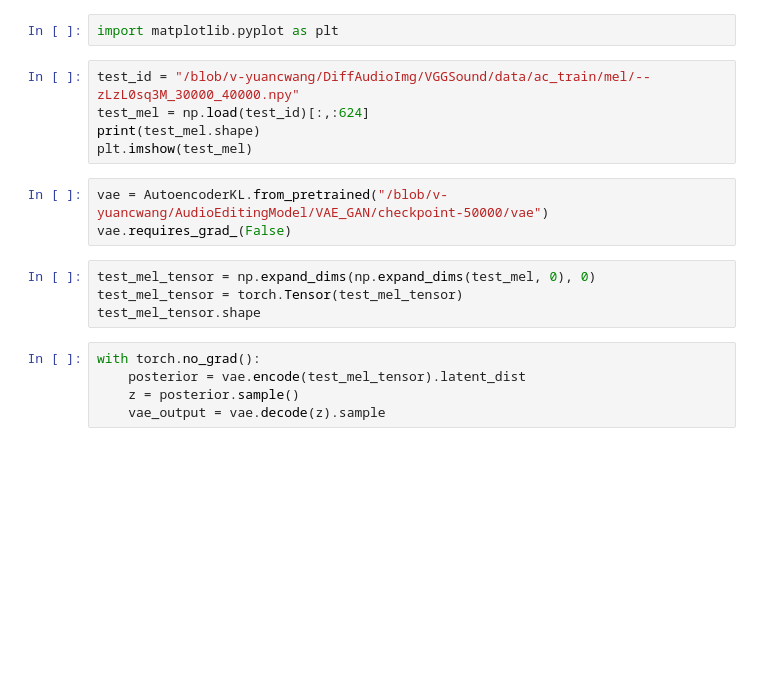
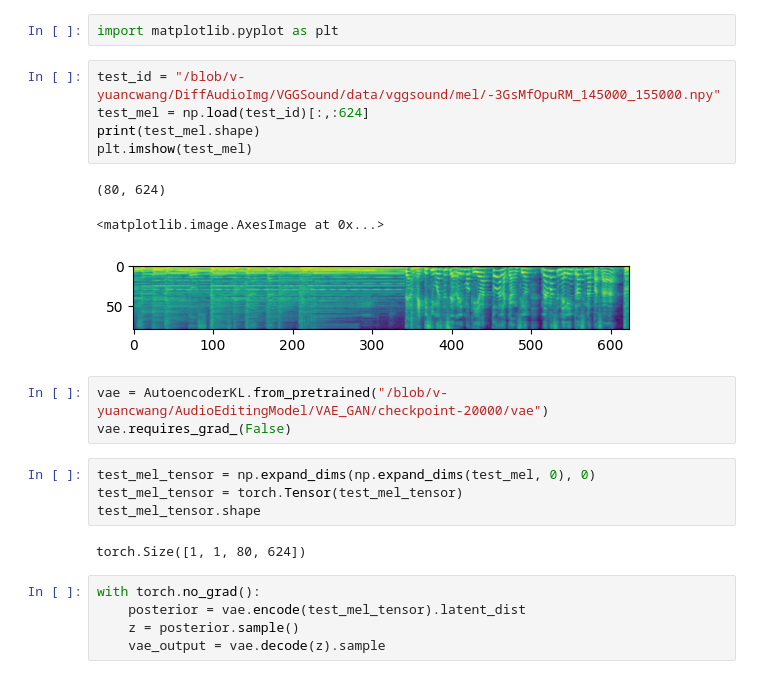
Before and after one commit to HeCheng0625/AUDIT_v2, a Jupyter notebook: test_vae.ipynb, the cells around one changed output. Drawn from its saved outputs; the diff is of its cells as text; blank space fills up the shorter version.

```diff
--- a/test_vae.ipynb
+++ b/test_vae.ipynb
@@ -7,17 +7,23 @@ from diffusers import AutoencoderKL
 # %%
 import matplotlib.pyplot as plt
 # %%
-test_id = "/blob/v-yuancwang/DiffAudioImg/VGGSound/data/ac_train/mel/--zLzL0sq3M_30000_40000.npy"
+test_id = "/blob/v-yuancwang/DiffAudioImg/VGGSound/data/vggsound/mel/-3GsMfOpuRM_145000_155000.npy"
 test_mel = np.load(test_id)[:,:624]
 print(test_mel.shape)
 plt.imshow(test_mel)
+# %% [output]
+(80, 624)
+<matplotlib.image.AxesImage at 0x...>
+[figure, added]
 # %%
-vae = AutoencoderKL.from_pretrained("/blob/v-yuancwang/AudioEditingModel/VAE_GAN/checkpoint-50000/vae")
+vae = AutoencoderKL.from_pretrained("/blob/v-yuancwang/AudioEditingModel/VAE_GAN/checkpoint-20000/vae")
 vae.requires_grad_(False)
 # %%
 test_mel_tensor = np.expand_dims(np.expand_dims(test_mel, 0), 0)
 test_mel_tensor = torch.Tensor(test_mel_tensor)
 test_mel_tensor.shape
+# %% [output]
+torch.Size([1, 1, 80, 624])
 # %%
 with torch.no_grad():
     posterior = vae.encode(test_mel_tensor).latent_dist
```
Also changed, not shown: parts of 5 cells of this notebook, 2 other files.
